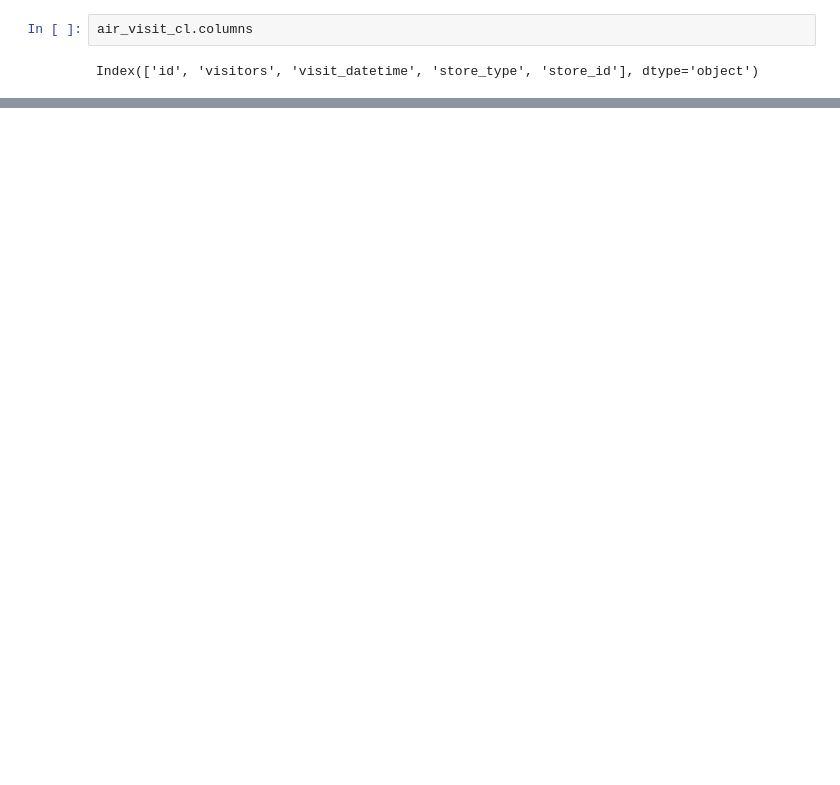
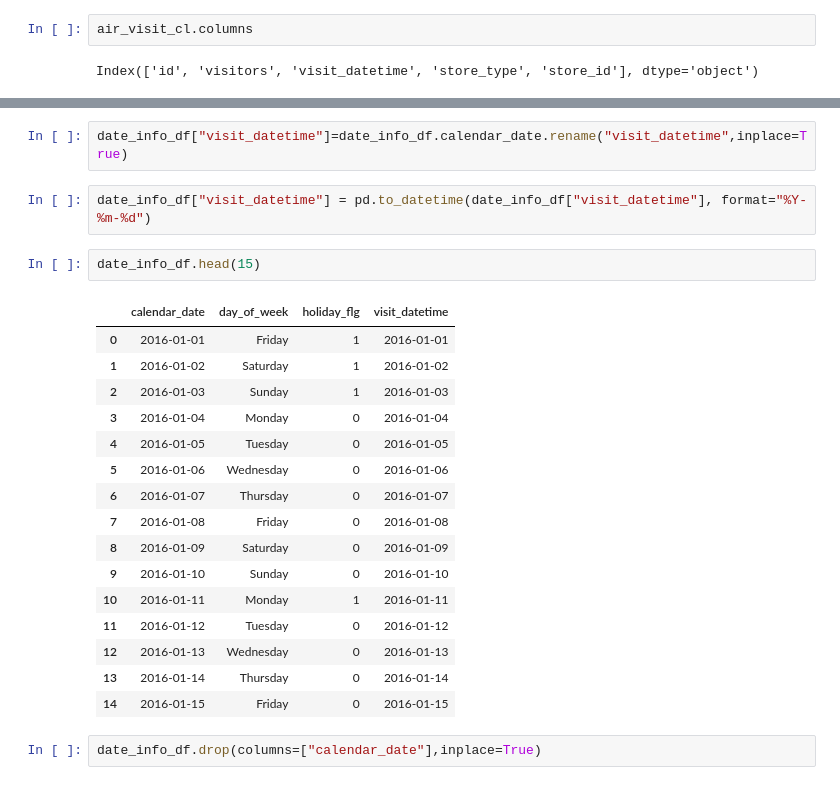
Before and after one commit to prasadPattuvamVeedu/Restaurent_visitor_forecating, a Jupyter notebook: resturent_visitor.ipynb, the cells around one changed output, grey strips where cells are left out. Cells and saved outputs as stored; diff of their text form; blank space fills up the shorter version.

```diff
--- a/resturent_visitor.ipynb
+++ b/resturent_visitor.ipynb
@@ -1008,0 +1022,25 @@ air_visit_cl .head()
+# %%
+date_info_df["visit_datetime"]=date_info_df.calendar_date.rename("visit_datetime",inplace=True)
+# %%
+date_info_df["visit_datetime"] = pd.to_datetime(date_info_df["visit_datetime"], format="%Y-%m-%d")
+# %%
+date_info_df.head(15)
+# %% [output]
+|  | calendar_date | day_of_week | holiday_flg | visit_datetime |
+| 0 | 2016-01-01 | Friday | 1 | 2016-01-01 |
+| 1 | 2016-01-02 | Saturday | 1 | 2016-01-02 |
+| 2 | 2016-01-03 | Sunday | 1 | 2016-01-03 |
+| 3 | 2016-01-04 | Monday | 0 | 2016-01-04 |
+| 4 | 2016-01-05 | Tuesday | 0 | 2016-01-05 |
+| 5 | 2016-01-06 | Wednesday | 0 | 2016-01-06 |
+| 6 | 2016-01-07 | Thursday | 0 | 2016-01-07 |
+| 7 | 2016-01-08 | Friday | 0 | 2016-01-08 |
+| 8 | 2016-01-09 | Saturday | 0 | 2016-01-09 |
+| 9 | 2016-01-10 | Sunday | 0 | 2016-01-10 |
+| 10 | 2016-01-11 | Monday | 1 | 2016-01-11 |
+| 11 | 2016-01-12 | Tuesday | 0 | 2016-01-12 |
+| 12 | 2016-01-13 | Wednesday | 0 | 2016-01-13 |
+| 13 | 2016-01-14 | Thursday | 0 | 2016-01-14 |
+| 14 | 2016-01-15 | Friday | 0 | 2016-01-15 |
+# %%
+date_info_df.drop(columns=["calendar_date"],inplace=True)
```
Also changed, not shown: parts of 19 cells of this notebook.
